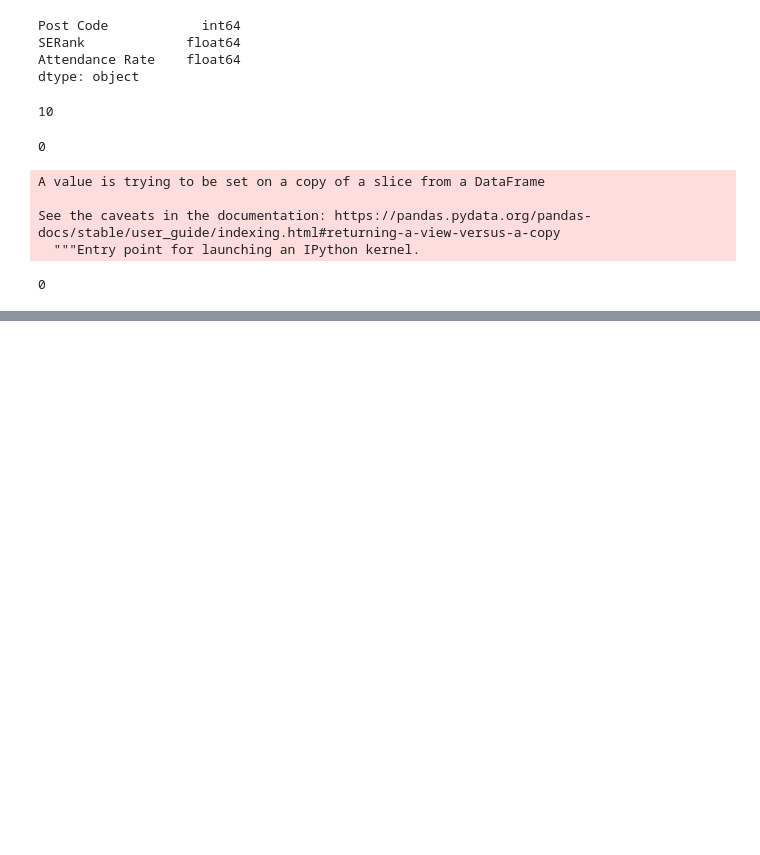
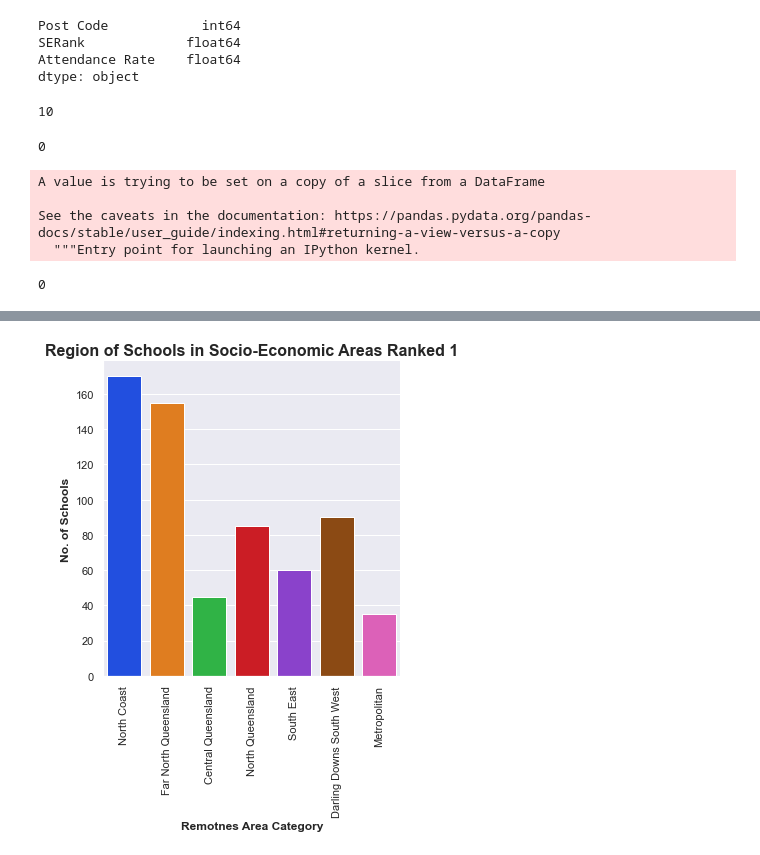
Before and after one commit to Thgiliwt/Project-1, a Jupyter notebook: notebooks/Part_3.ipynb, the cells around one changed output, grey strips where cells are left out. Saved outputs shown, nothing was run; the diff lists cells and outputs as text; code cells hidden in the pictures; blank space fills up the shorter version.

```diff
--- a/notebooks/Part_3.ipynb
+++ b/notebooks/Part_3.ipynb
@@ -140,0 +218,12 @@ The r-value is: 0.08033250297152289 pvalue: 4.838562723842561e-113
+# %%
+# plot (histogram) First decile
+sns.set(style='darkgrid')
+sns.catplot(x='Region', kind='count', data=decile1_stats, palette="bright")
+plt.title('Region of Schools in Socio-Economic Areas Ranked 1', fontsize=16, fontweight='bold')
+plt.xlabel('Remotnes Area Category', fontsize=12, fontweight='bold')
+plt.xticks(rotation=90)
+plt.ylabel('No. of Schools', fontsize=12, fontweight='bold')
+
+plt.savefig("../data/Fig3_Part3.png")
+# %% [output]
+[figure, added]
```
Also changed, not shown: parts of 12 cells of this notebook, 7 other files.
